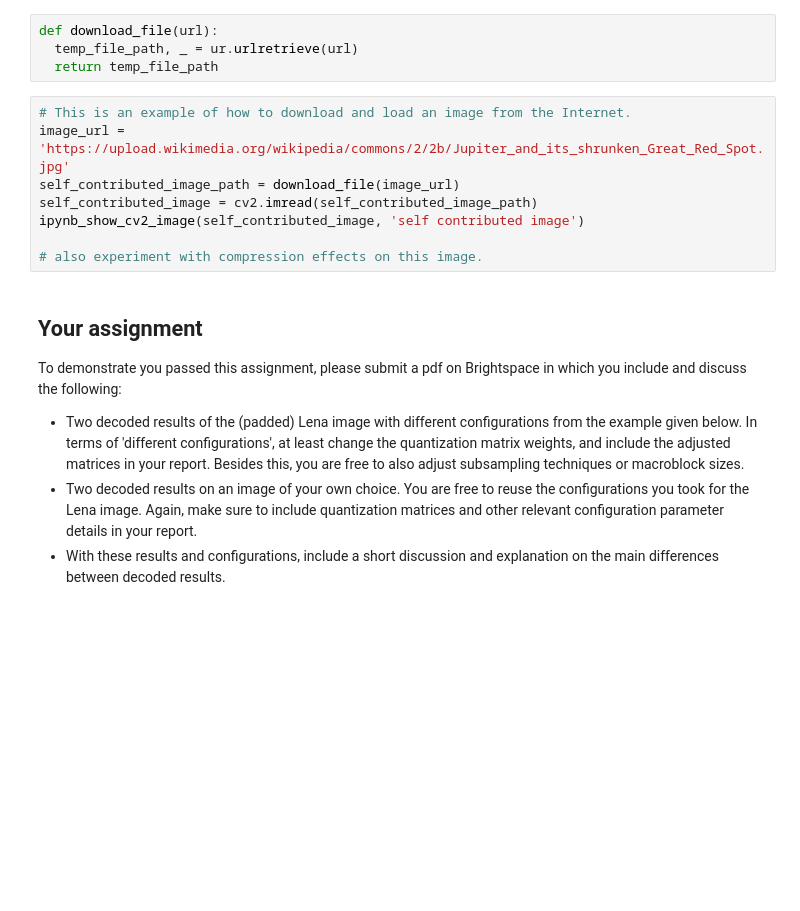
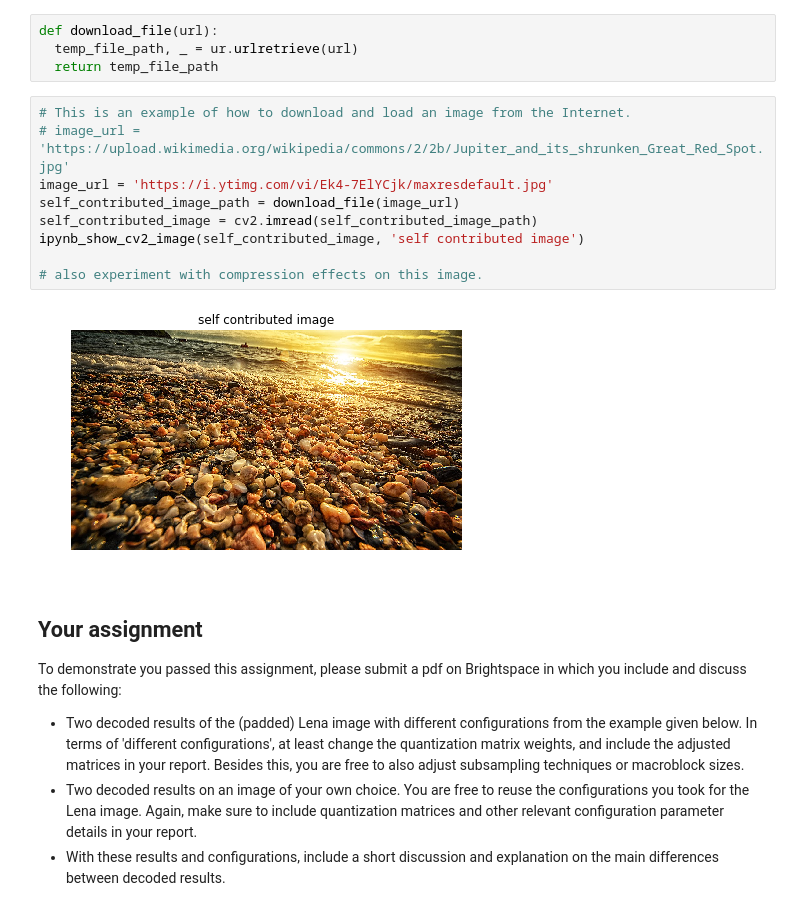
Before and after one commit to wouterz/multimedia-search-recommendation, a Jupyter notebook: notebooks/Systems_lab1_final.ipynb, the cells around one changed output. Drawn from its saved outputs; the diff is of its cells as text; blank space fills up the shorter version.

```diff
--- a/notebooks/Systems_lab1_final.ipynb
+++ b/notebooks/Systems_lab1_final.ipynb
@@ -509,12 +593,15 @@ def download_file(url):
   return temp_file_path
 # %%
 # This is an example of how to download and load an image from the Internet.
-image_url = 'https://upload.wikimedia.org/wikipedia/commons/2/2b/Jupiter_and_its_shrunken_Great_Red_Spot.jpg'
+# image_url = 'https://upload.wikimedia.org/wikipedia/commons/2/2b/Jupiter_and_its_shrunken_Great_Red_Spot.jpg'
+image_url = 'https://i.ytimg.com/vi/Ek4-7ElYCjk/maxresdefault.jpg'
 self_contributed_image_path = download_file(image_url)
 self_contributed_image = cv2.imread(self_contributed_image_path)
 ipynb_show_cv2_image(self_contributed_image, 'self contributed image')
 
 # also experiment with compression effects on this image.
+# %% [output]
+[figure, added]
 # %% [markdown]
 ## Your assignment
 
```
Also changed, not shown: parts of 15 cells of this notebook.
